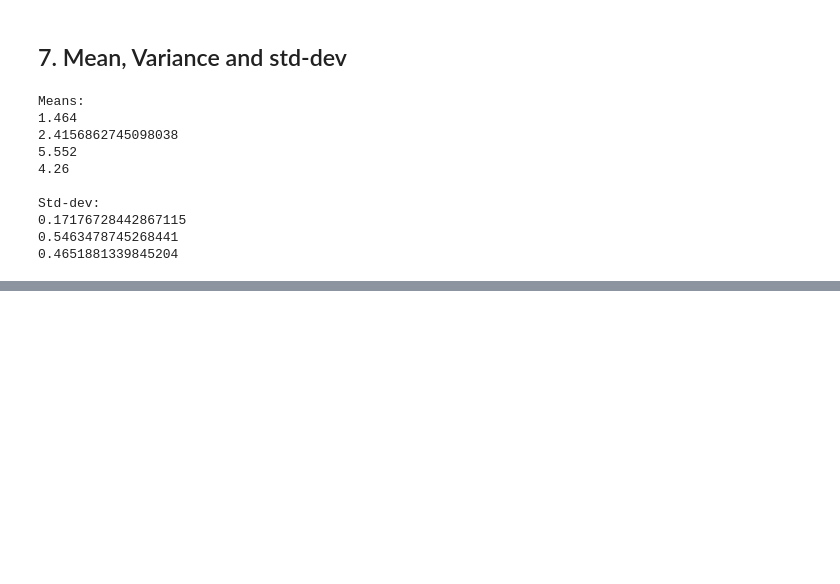
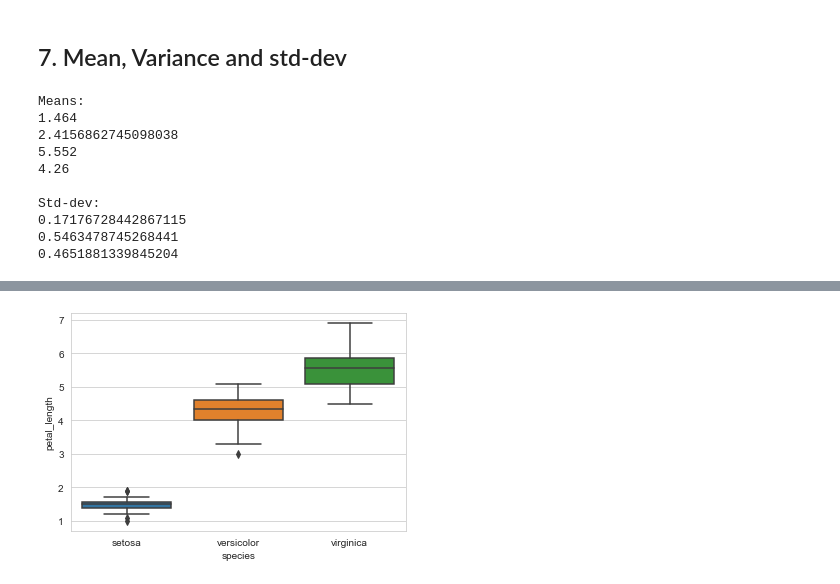
Before and after one commit to nahaktarun/data-science, a Jupyter notebook: Module 2/1 EDA/1 Plotting for exploratory data analysis (EDA).ipynb, the cells around one changed output, grey strips where cells are left out. Drawn from its saved outputs; the diff is of its cells as text; code cells hidden in the pictures; blank space fills up the shorter version.

Commit message:
added all univarate and multivariate plots

```diff
--- a/Module 2/1 EDA/1 Plotting for exploratory data analysis (EDA).ipynb
+++ b/Module 2/1 EDA/1 Plotting for exploratory data analysis (EDA).ipynb
@@ -278,0 +344,7 @@ Std-dev:
+# %%
+import seaborn as sns
+
+sns.boxplot(x='species',y='petal_length',data=iris)
+plt.show()
+# %% [output]
+[figure, added]
```
Also changed, not shown: parts of 18 cells of this notebook.
